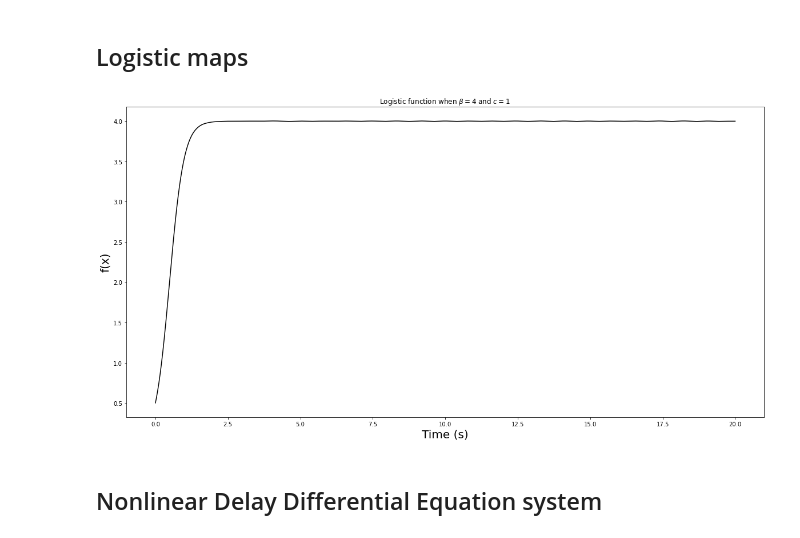
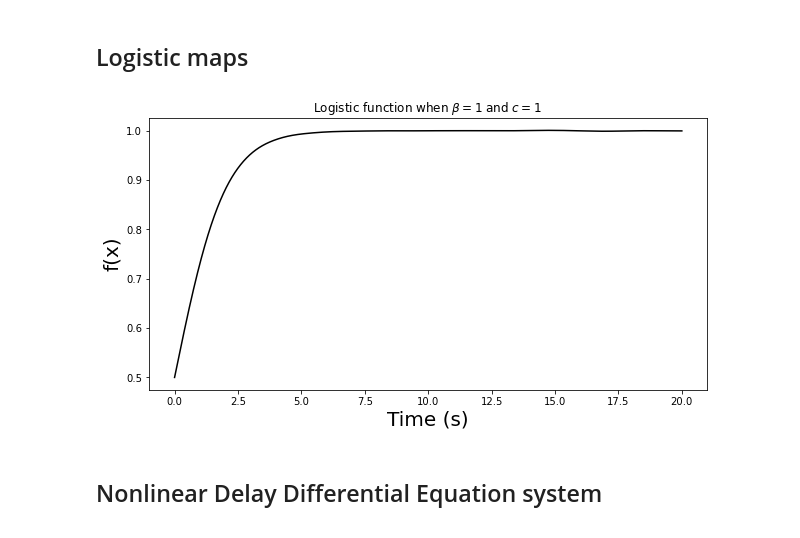
Before and after one commit to ihkim94/Ikeda, a Jupyter notebook: main.ipynb, the cells around one changed output. Cells and saved outputs as stored; diff of their text form; code cells hidden in the pictures.

```diff
--- a/main.ipynb
+++ b/main.ipynb
@@ -259,19 +259,19 @@ class analysis:
 # %% [markdown]
 ## Logistic maps
 # %%
-logistic_model = LogisticEquation(b=4, c=1)
+logistic_model = LogisticEquation(b=1, c=1)
 ic = [0.5]  ## Initial condition
 tpts, sol = logistic_model.solve(ic, 0, 20, 10000)
 
 
-plt.figure(figsize=(20, 10))
+plt.figure(figsize=(10, 5))
 plt.title(rf'Logistic function when $\beta = {logistic_model.b}$ and $ c = {logistic_model.c}$ ')
 plt.xlabel('Time (s)', fontsize=20)
 plt.ylabel('f(x)', fontsize=20)
 plt.plot(tpts, sol, color='k')
-plt.savefig('figures/logistic_equation_function.png')
+plt.savefig("figures/logistic_equation_function.jpg", figsize=(10, 5), bbox_inches='tight')
 # %% [output]
-[figure, old version]
+[figure, new version]
 # %% [markdown]
 ## Nonlinear Delay Differential Equation system
 # %%
```
Also changed, not shown: 2 other files.
